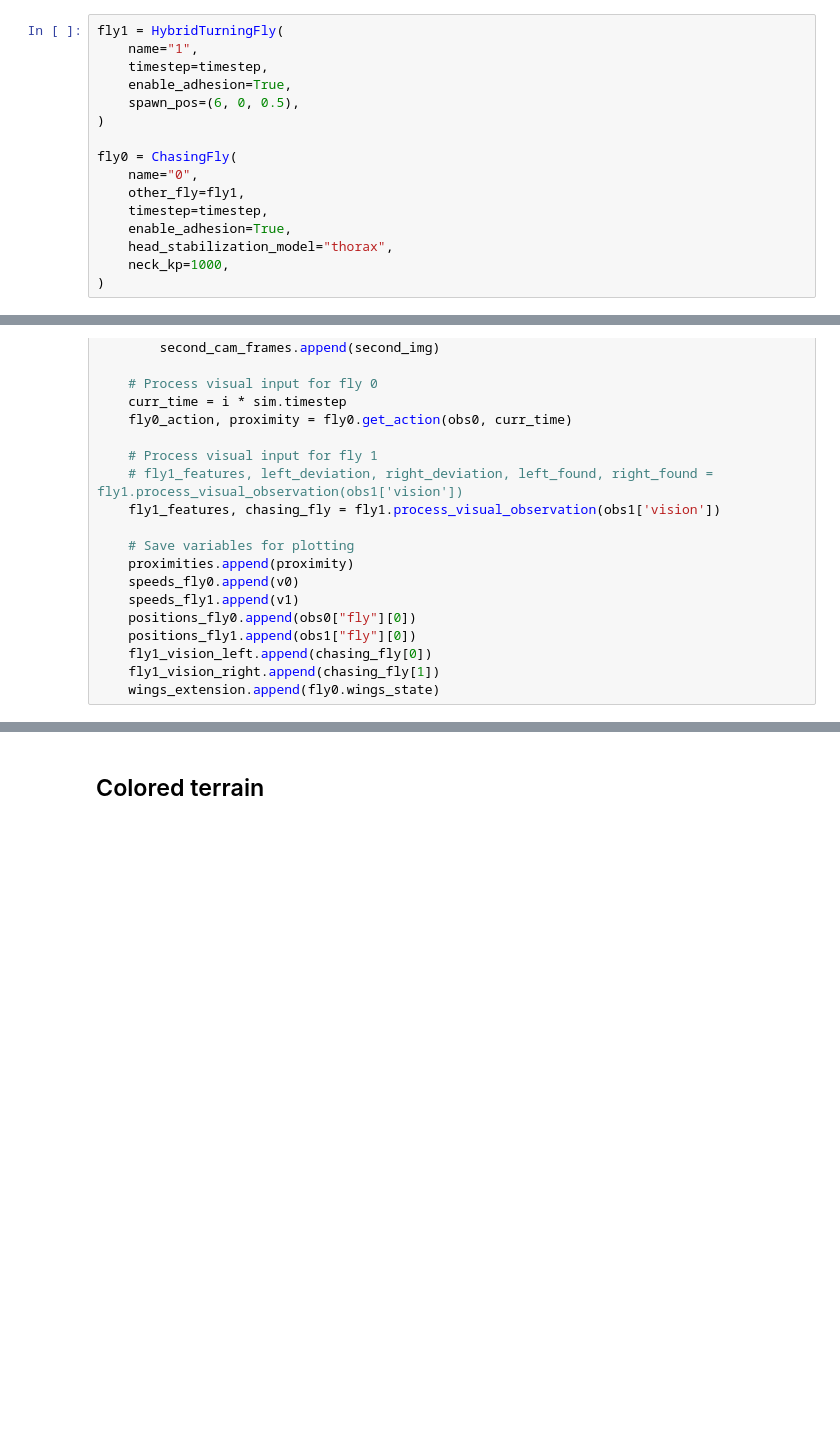
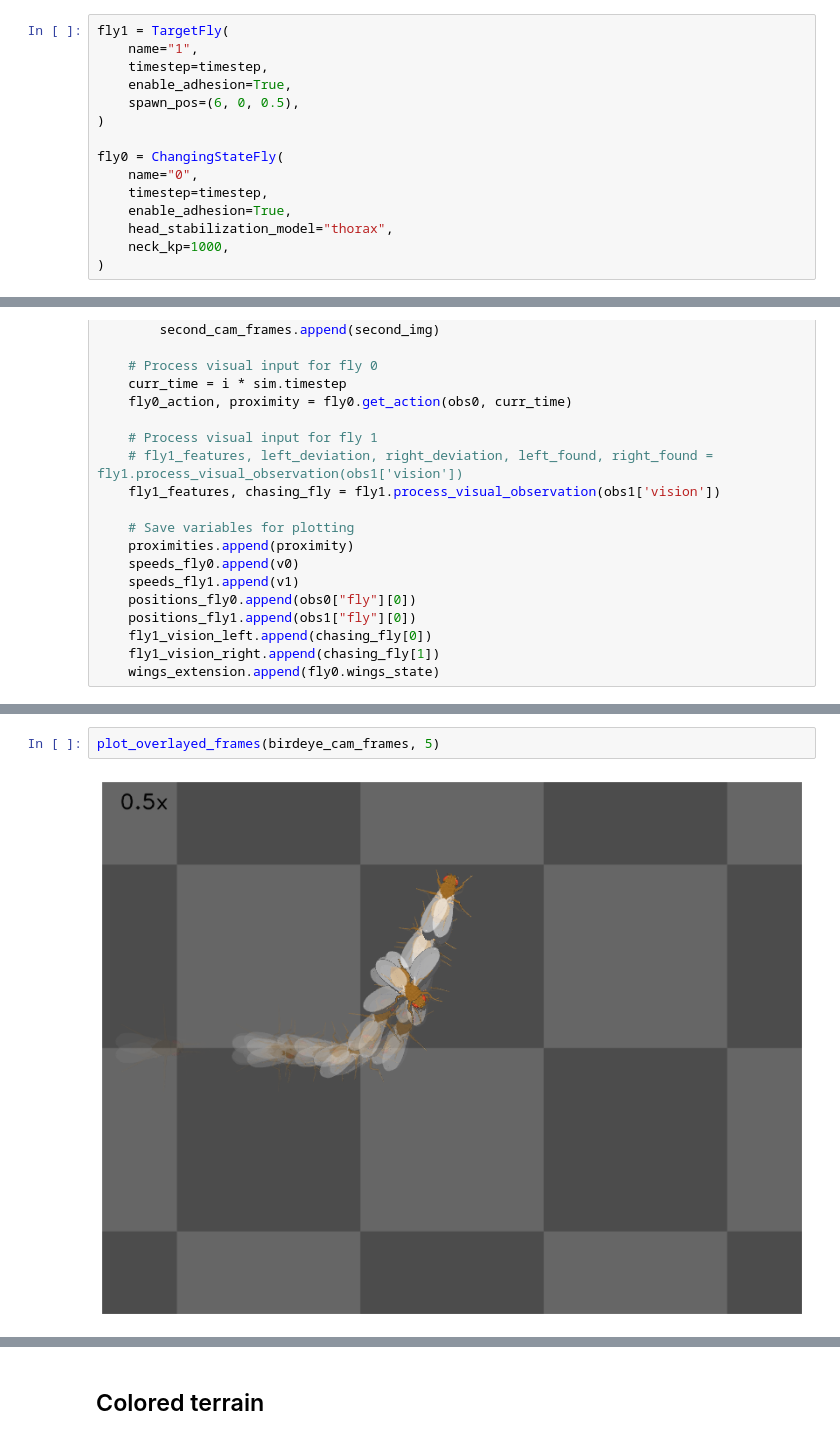
Before and after one commit to ValentineDelevaux/COBAR_project, a Jupyter notebook: 4_robustness_visual_processing.ipynb, the cells around one changed output, grey strips where cells are left out. Saved outputs shown, nothing was run; the diff lists cells and outputs as text; blank space fills up the shorter version.

```diff
--- a/4_robustness_visual_processing.ipynb
+++ b/4_robustness_visual_processing.ipynb
@@ -25,16 +27,15 @@ t = np.arange(0, run_time, timestep)
 # %% [markdown]
 Flies
 # %%
-fly1 = HybridTurningFly(
+fly1 = TargetFly(
     name="1",
     timestep=timestep,
     enable_adhesion=True,
     spawn_pos=(6, 0, 0.5),
 )
 
-fly0 = ChasingFly(
+fly0 = ChangingStateFly(
     name="0",
-    other_fly=fly1,
     timestep=timestep,
     enable_adhesion=True,
     head_stabilization_model="thorax",
@@ -217,0 +208,4 @@ plot_chasing(t, speeds_fly0, speeds_fly1, proximities)
+# %%
+plot_overlayed_frames(birdeye_cam_frames, 5)
+# %% [output]
+[figure, added]
```
Also changed, not shown: parts of 51 cells of this notebook, 4 other files.
